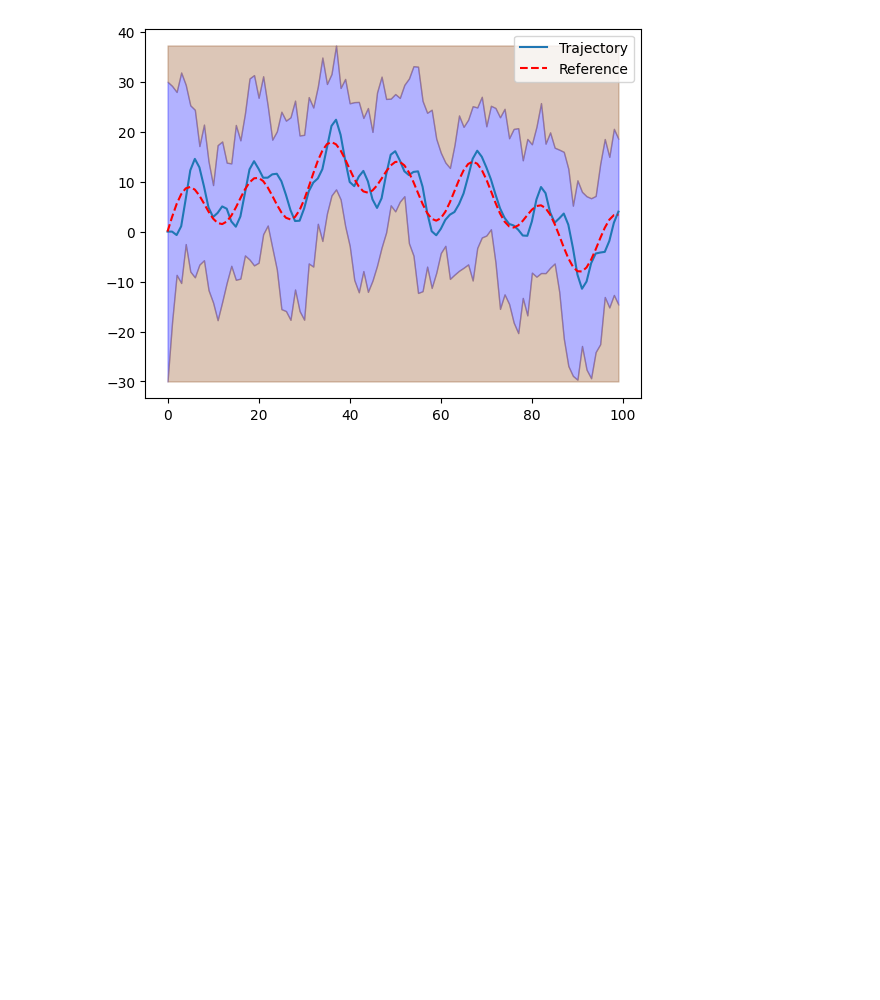
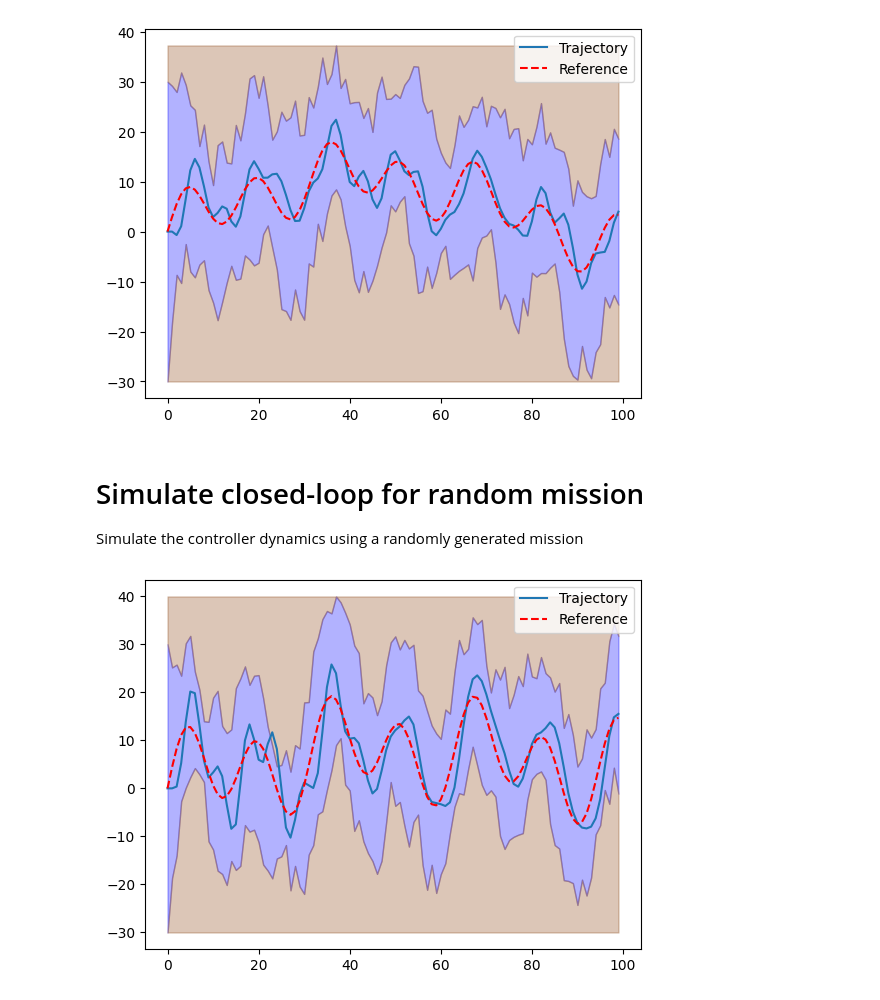
Before and after one commit to sjsimons/b1-coding-practical-mt24, a Jupyter notebook: notebooks/demo.ipynb, the cells around one changed output. Drawn from its saved outputs; the diff is of its cells as text; code cells hidden in the pictures; blank space fills up the shorter version.

Commit message:
added random mission demo

```diff
--- a/notebooks/demo.ipynb
+++ b/notebooks/demo.ipynb
@@ -26,3 +24,23 @@ trajectory = closed_loop.simulate_with_random_disturbances(mission)
 trajectory.plot_completed_mission(mission)
 # %% [output]
 [figure]
+# %% [markdown]
+# Simulate closed-loop for random mission
+Simulate the controller dynamics using a randomly generated mission
+# %%
+# randomly generate a new mission
+duration = 100
+scale = 10
+mission = Mission.random_mission(duration,scale)
+# %%
+# simulate the new mission
+sub = Submarine()
+controller = PD_Controller(Kp=0.08,Kd=0.85)
+closed_loop = ClosedLoop(sub, controller)
+
+variance = 0.5 # variance of random disturbances (0.5 by default)
+
+trajectory = closed_loop.simulate_with_random_disturbances(mission,variance)
+trajectory.plot_completed_mission(mission)
+# %% [output]
+[figure, added]
```
Also changed, not shown: parts of 6 cells of this notebook.
